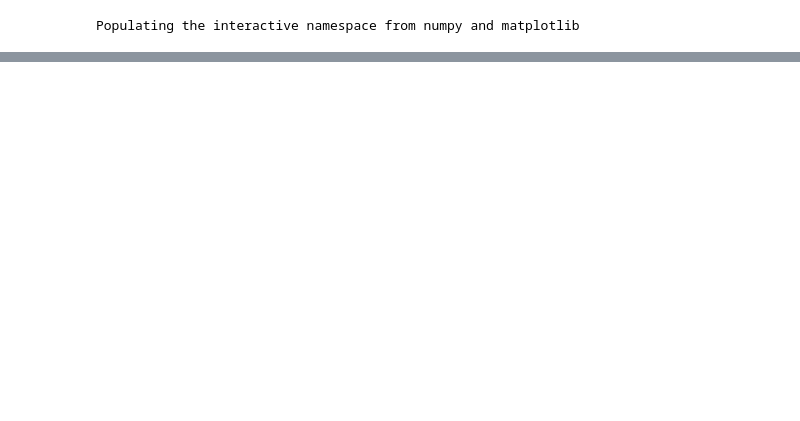
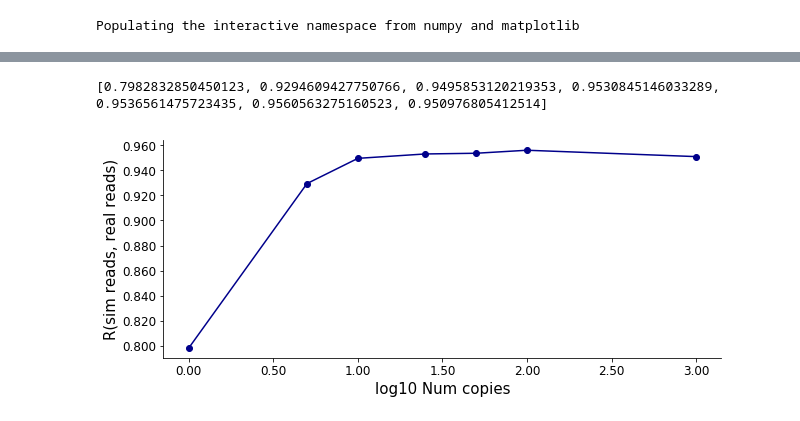
Before and after one commit to gymreklab/chips, a Jupyter notebook: paper-methods/FigureNotebooks/ChIPMunk_SuppFigNC.ipynb, the cells around one changed output, grey strips where cells are left out. Drawn from its saved outputs; the diff is of its cells as text; code cells hidden in the pictures; blank space fills up the shorter version.

```diff
--- a/paper-methods/FigureNotebooks/ChIPMunk_SuppFigNC.ipynb
+++ b/paper-methods/FigureNotebooks/ChIPMunk_SuppFigNC.ipynb
@@ -64,0 +80,41 @@ print(rep_cor)
+# %%
+# get corr for different cell nums
+enc_bins = pd.read_csv(os.path.join(DATADIR, factor, factor+".ENCODE.cov.%skb.bed"%binsize), usecols=[1,2,3], names=["pos","end","enc.counts"], sep="\t")
+
+ncs = [1, 5, 10, 25, 50, 100, 1000] #, 50, 75, 100, 1000, 10000]
+rvals_peak = []
+rvals_nopeak = []
+for nc in ncs:
+    sim_bins = pd.read_csv(os.path.join(DATADIR, factor, factor+".%s.cov.%skb.bed"%(nc, binsize)), usecols=[3], names=["sim.counts"], sep="\t")
+    bindata = pd.DataFrame({"pos": enc_bins["pos"], "end": enc_bins["end"],
+                            "enc.counts": enc_bins["enc.counts"], "sim.counts": sim_bins["sim.counts"]})
+    bindata = bindata[bindata["enc.counts"]+bindata["sim.counts"]>0]
+    bindata = pd.merge(bindata, binannot, on=["pos","end"])
+
+    # separate by overlap/no overlap peaks
+
+
+    r_peak = scipy.stats.pearsonr(np.log10((bindata[bindata["overlap"]]["enc.counts"])+pc), np.log10(bindata[bindata["overlap"]]["sim.counts"]+pc))[0]
+    r_nopeak = scipy.stats.pearsonr((bindata[~bindata["overlap"]]["enc.counts"]), (bindata[~bindata["overlap"]]["sim.counts"]))[0]
+    rvals_peak.append(r_peak)
+    rvals_nopeak.append(r_nopeak)
+
+fig = plt.figure()
+fig.set_size_inches((10, 4))
+ax = fig.add_subplot(111)
+ax.plot(np.log10(ncs), rvals_peak, marker="o", color="darkblue");
+#ax.plot(np.log10(ncs), rvals_nopeak, marker="o", color="black");
+ax.set_xlabel("log10 Num copies", size=15)
+ax.set_ylabel("R(sim reads, real reads)", size=15)
+ax.spines['right'].set_visible(False)
+ax.spines['top'].set_visible(False)
+ax.yaxis.set_ticks_position('left')
+ax.xaxis.set_ticks_position('bottom')
+ax.set_xticklabels(["%0.2f"%item for item in ax.get_xticks()], size=12)
+ax.set_yticklabels(["%0.3f"%item for item in ax.get_yticks()], size=12);
+
+fig.savefig(os.path.join(OUTDIR, "SuppFig_BinsExample_vsNC_%s.pdf"%factor))
+print(rvals_peak)
+# %% [output]
+[0.7982832850450123, 0.9294609427750766, 0.9495853120219353, 0.9530845146033289, 0.9536561475723435, 0.9560563275160523, 0.950976805412514]
+[figure, added]
```
Also changed, not shown: parts of 6 cells of this notebook, 6 other files.
